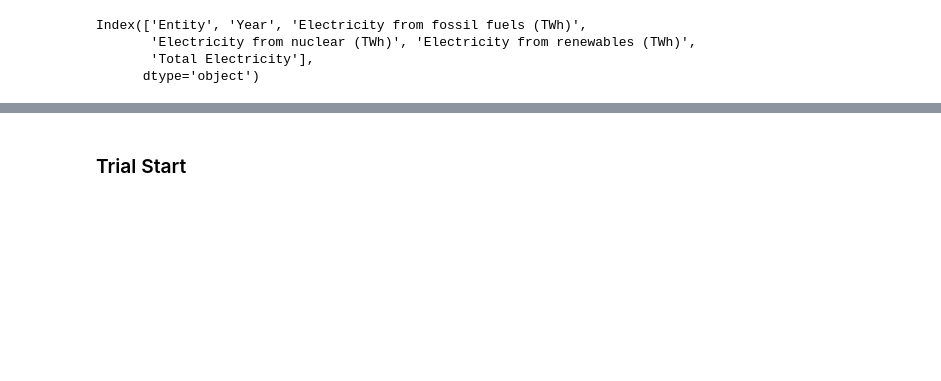
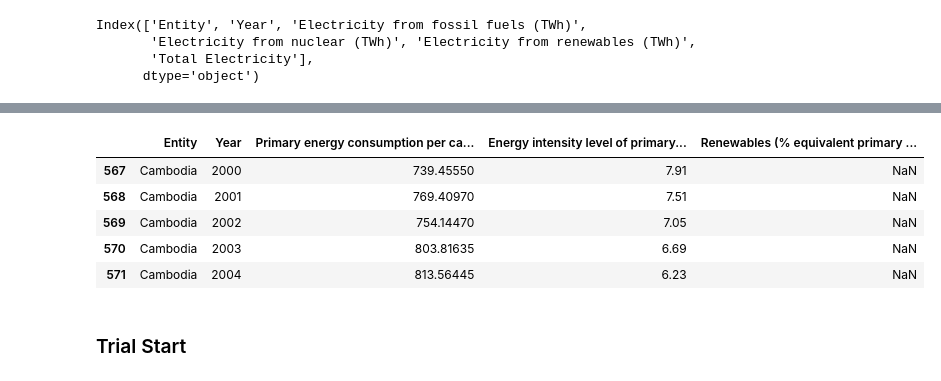
Before and after one commit to lurza/Sustainable_Energy_2020_2022, a Jupyter notebook: Sustainable_Energy1.ipynb, the cells around one changed output, grey strips where cells are left out. Saved outputs shown, nothing was run; the diff lists cells and outputs as text; code cells hidden in the pictures; blank space fills up the shorter version.

```diff
--- a/Sustainable_Energy1.ipynb
+++ b/Sustainable_Energy1.ipynb
@@ -311,0 +366,10 @@ electricity_sea.head()
+# %%
+primary_energy_sea = data_sea[['Entity','Year','Primary energy consumption per capita (kWh/person)', 'Energy intensity level of primary energy (MJ/$2017 PPP GDP)','Renewables (% equivalent primary energy)']]
+primary_energy_sea.head()
+# %% [output]
+|  | Entity | Year | Primary energy consumption per ca... | Energy intensity level of primary... | Renewables (% equivalent primary ... |
+| 567 | Cambodia | 2000 | 739.45550 | 7.91 | NaN |
+| 568 | Cambodia | 2001 | 769.40970 | 7.51 | NaN |
+| 569 | Cambodia | 2002 | 754.14470 | 7.05 | NaN |
+| 570 | Cambodia | 2003 | 803.81635 | 6.69 | NaN |
+| 571 | Cambodia | 2004 | 813.56445 | 6.23 | NaN |
```
Also changed, not shown: parts of 8 cells of this notebook, 1 other file.
